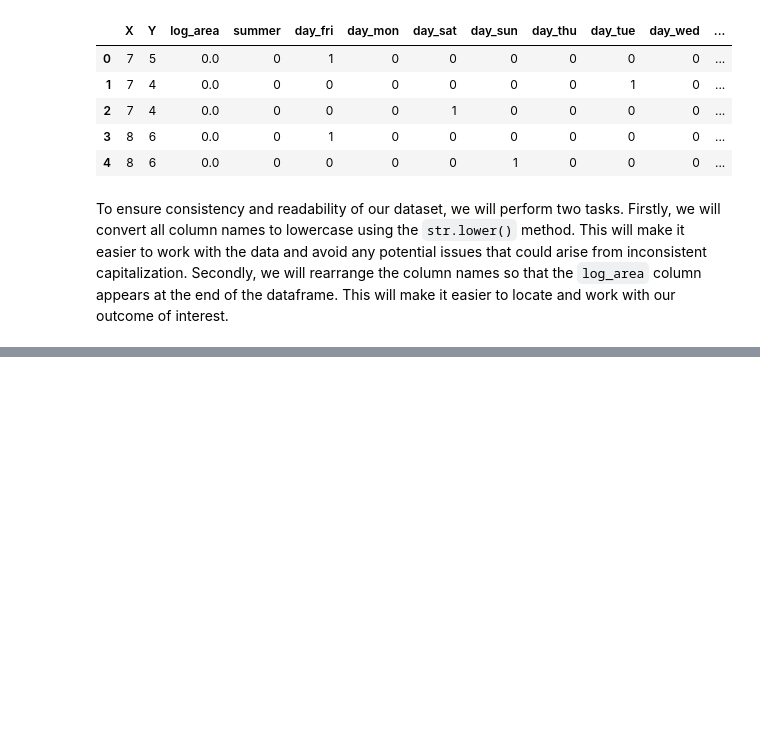
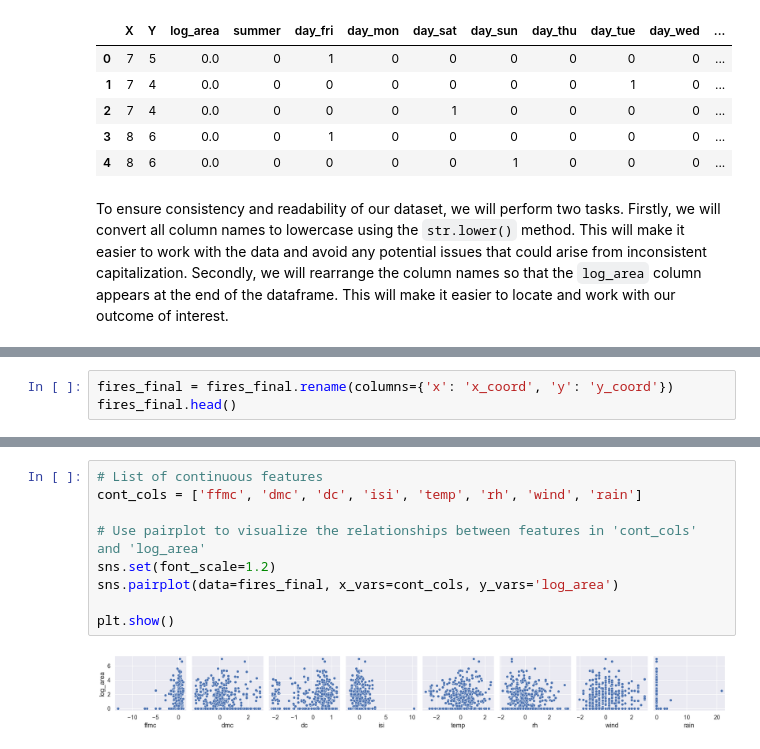
Before and after one commit to MuhammadAwon/datascience-projects, a Jupyter notebook: Projects/predicting-forest-fires/forest-fires.ipynb, the cells around one changed output, grey strips where cells are left out. Saved outputs shown, nothing was run; the diff lists cells and outputs as text; blank space fills up the shorter version.

Commit message:
Complete project (predicting forest fires)

```diff
--- a/Projects/predicting-forest-fires/forest-fires.ipynb
+++ b/Projects/predicting-forest-fires/forest-fires.ipynb
@@ -325,0 +316,3 @@ fires_final.head()
+# %%
+fires_final = fires_final.rename(columns={'x': 'x_coord', 'y': 'y_coord'})
+fires_final.head()
@@ -400,0 +332,11 @@ rain
+# %%
+# List of continuous features
+cont_cols = ['ffmc', 'dmc', 'dc', 'isi', 'temp', 'rh', 'wind', 'rain']
+
+# Use pairplot to visualize the relationships between features in 'cont_cols' and 'log_area'
+sns.set(font_scale=1.2)
+sns.pairplot(data=fires_final, x_vars=cont_cols, y_vars='log_area')
+
+plt.show()
+# %% [output]
+[figure, added]
```
Also changed, not shown: parts of 39 cells of this notebook.
